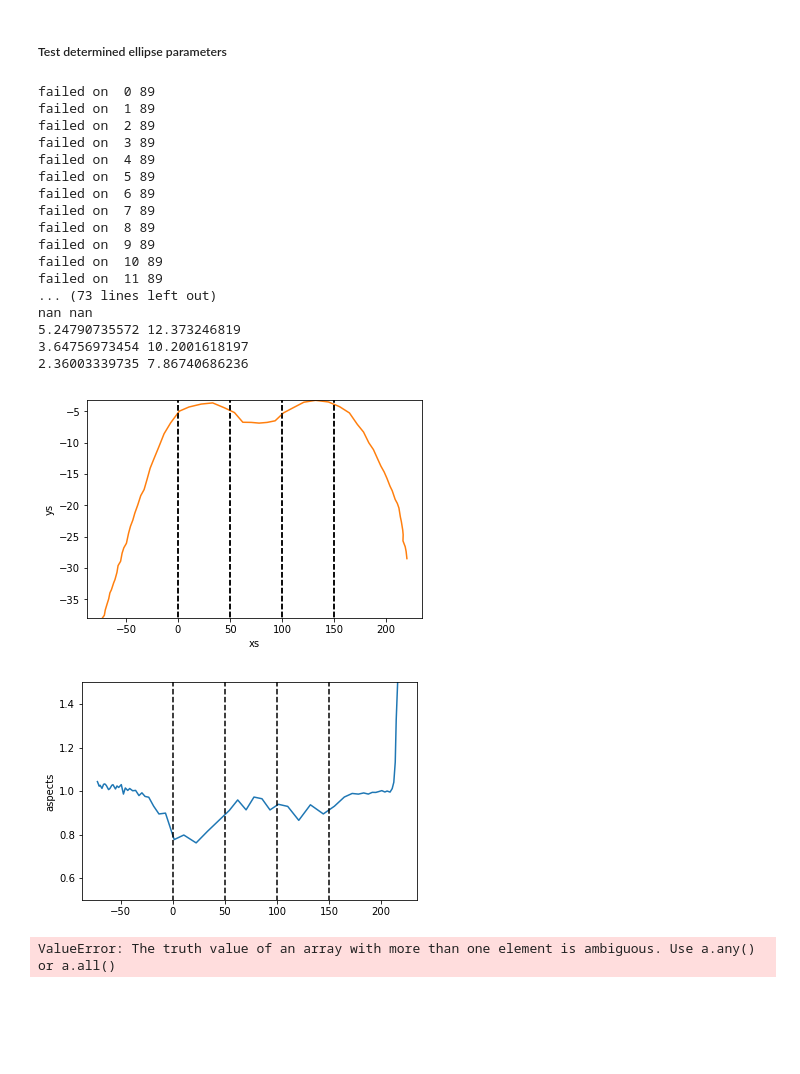
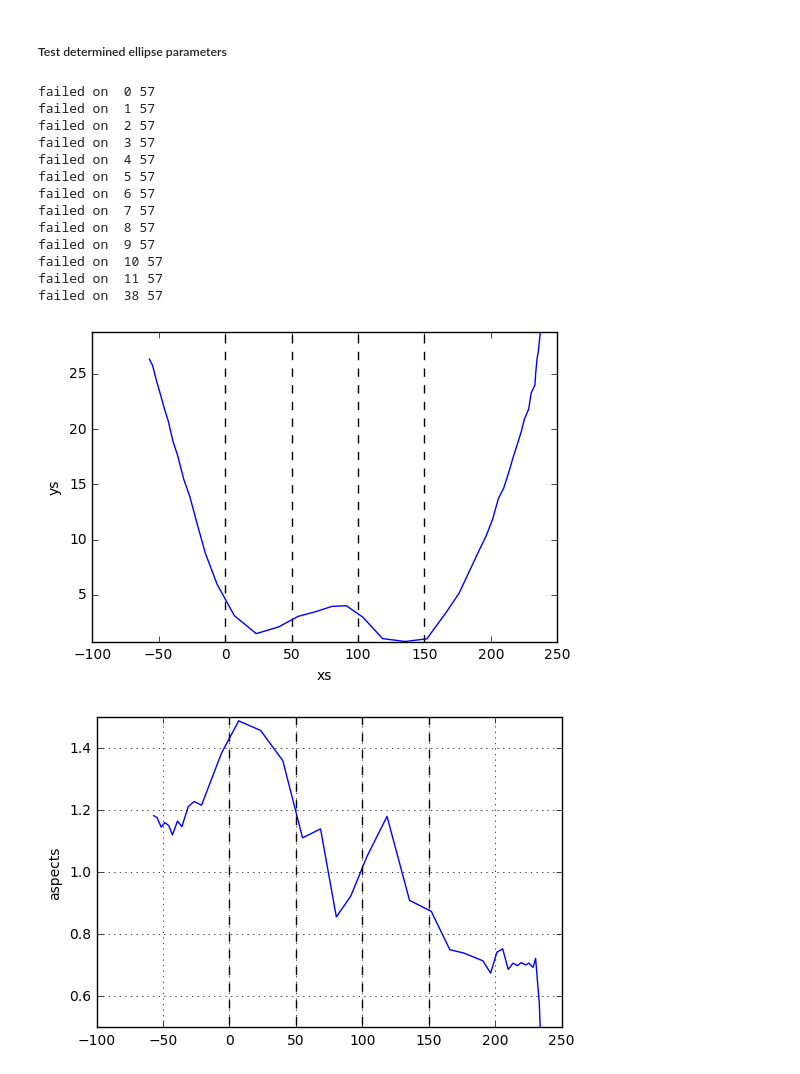
Before and after one commit to codycombs/cell_deformation, a Jupyter notebook: test_ellipse_fit.ipynb, the cells around one changed output. Cells and saved outputs as stored; diff of their text form; code cells hidden in the pictures; blank space fills up the shorter version.

```diff
--- a/test_ellipse_fit.ipynb
+++ b/test_ellipse_fit.ipynb
@@ -53,5 +55,5 @@ loaded 278 oi events
 # %%
-template_index = 0
+template_index = 100
 
 template_frame = oi_vid.get_frame(template_index)
 
@@ -62,10 +64,10 @@ plt.show()
 # %%
 reload(oi)
 template_frame = oi_vid.get_frame(template_index)
-c0 = [153,116]
-c1 = [150,77]
-c2 = [395,74]
-c3 = [398,113]
+c0 = [113,165]
+c1 = [113,130]
+c2 = [360,130]
+c3 = [360,165]
 oi_stage = oi.Stage(template_frame, c0, c1, c2, c3)
 oi_stage.plot_stage()
 # %% [output]
@@ -118,7 +120,7 @@ def plot_all(processed_frame, frame):
 # %% [markdown]
 ##### Frame
 # %%
-oi_index = 29
+oi_index = 348
 oi_event = oi_events[oi_index]
 ts = oi_event.get_tf()
 t = int((ts[-1] + ts[0])/2.)
@@ -714,8 +755,8 @@ xcs, ycs = oi_stage.get_channel_coordinates(xs, ys)
 xcs = oi_stage.pixels_to_meters(xcs)
 
 
-xc_left = 150
-xc_right = 165
+xc_left = -50
+xc_right = 220
 
 for j, detection in enumerate(oi_event._detections):
     try:
@@ -728,7 +769,7 @@ for j, detection in enumerate(oi_event._detections):
 
 
             # Get ellipse/preprocess the frame
-            ellipse = preprocess_fit_ellipse(raw_frame, template_frame, detection, debug = 'all')
+            ellipse = preprocess_fit_ellipse(raw_frame, template_frame, detection, debug = 'last')
 
             print ellipse[0], ellipse[1]
 
@@ -797,24 +838,20 @@ for j, detection in enumerate(oi_event._detections):
 
         ellipse_angle = ellipse[4]
 
-        ellipse_a = np.abs(ellipse[2]*np.cos(ellipse_angle)) + np.abs(ellipse[3]*np.sin(ellipse_angle))
-        ellipse_b = np.abs(ellipse[2]*np.sin(ellipse_angle)) + np.abs(ellipse[3]*np.cos(ellipse_angle))
-
-
-
-
         ellipse_as.append(ellipse_a)
         ellipse_bs.append(ellipse_b)
 
 
         # Radius
         ellipse_radius = np.sqrt(ellipse_a*ellipse_b)
-        print ellipse_a, ellipse_b
-        #ellipse_radius = oi_stage.pixels_to_meters(ellipse_radius)
+        ellipse_radius = oi_stage.pixels_to_meters(ellipse_radius)
         ellipse_radii.append(ellipse_radius)
 
         # Ellipse aspect
-        ellipse_aspects.append(ellipse_b/ellipse_a)
+        ellipse_aspects.append(ellipse_a/ellipse_b)
+
+
+        ellipse_a_rot = np.cos
 
 
 
@@ -825,9 +862,16 @@ for j, detection in enumerate(oi_event._detections):
 
 
 
+
+
     except:
         print 'failed on ', j, len(oi_event._detections)
         pass
+
+
+ellipse_radii = np.array(ellipse_radii)
+ellipse_aspects = np.array(ellipse_aspects)
+ellipse_angles = np.array(ellipse_angles)
 
 
 '''plt.plot(ellipse_xs)
@@ -855,51 +899,47 @@ plt.show()
 # Aspects
 plt.plot(ellipse_xs, ellipse_aspects)
 plt.plot([0,0],[-100,100], ls = '--', c = 'k')
 plt.plot([50,50],[-100,100], ls = '--', c = 'k')
 plt.plot([100,100],[-100,100], ls = '--', c = 'k')
 plt.plot([150,150],[-100,100], ls = '--', c = 'k')
 plt.ylabel('aspects')
+plt.grid()
 plt.ylim(0.5,1.5)
 plt.show()
 
 
 # Radii
 plt.plot(ellipse_xs, ellipse_radii)
 plt.plot([0,0],[-100,100], ls = '--', c = 'k')
 plt.plot([50,50],[-100,100], ls = '--', c = 'k')
 plt.plot([100,100],[-100,100], ls = '--', c = 'k')
 plt.plot([150,150],[-100,100], ls = '--', c = 'k')
 plt.ylabel('radii')
-plt.ylim(np.min(ellipse_radii[not np.isnan(ellipse_radii)]), np.max(not np.isnan(ellipse_radii)))
+plt.ylim(np.min(ellipse_radii[np.isfinite(ellipse_radii)]), np.max(ellipse_radii[np.isfinite(ellipse_radii)]))
 plt.show()
 
 
 # Angles
 plt.plot(ellipse_xs, ellipse_angles)
 plt.plot([0,0],[-100,100], ls = '--', c = 'k')
 plt.plot([50,50],[-100,100], ls = '--', c = 'k')
 plt.plot([100,100],[-100,100], ls = '--', c = 'k')
 plt.plot([150,150],[-100,100], ls = '--', c = 'k')
 plt.ylabel('angles')
 plt.show()
 # %% [output]
-failed on  0 89
-failed on  1 89
-failed on  2 89
-failed on  3 89
-failed on  4 89
-failed on  5 89
-failed on  6 89
-failed on  7 89
-failed on  8 89
-failed on  9 89
-failed on  10 89
-failed on  11 89
-... (73 lines left out)
-nan nan
-5.24790735572 12.373246819
-3.64756973454 10.2001618197
-2.36003339735 7.86740686236
+failed on  0 57
+failed on  1 57
+failed on  2 57
+failed on  3 57
+failed on  4 57
+failed on  5 57
+failed on  6 57
+failed on  7 57
+failed on  8 57
+failed on  9 57
+failed on  10 57
+failed on  11 57
+failed on  38 57
-[figure, old version]
+[figure, new version]
-[figure, old version]
+[figure, new version]
-ValueError: The truth value of an array with more than one element is ambiguous. Use a.any() or a.all()
```
Also changed, not shown: parts of 12 cells of this notebook, 1 other file.
